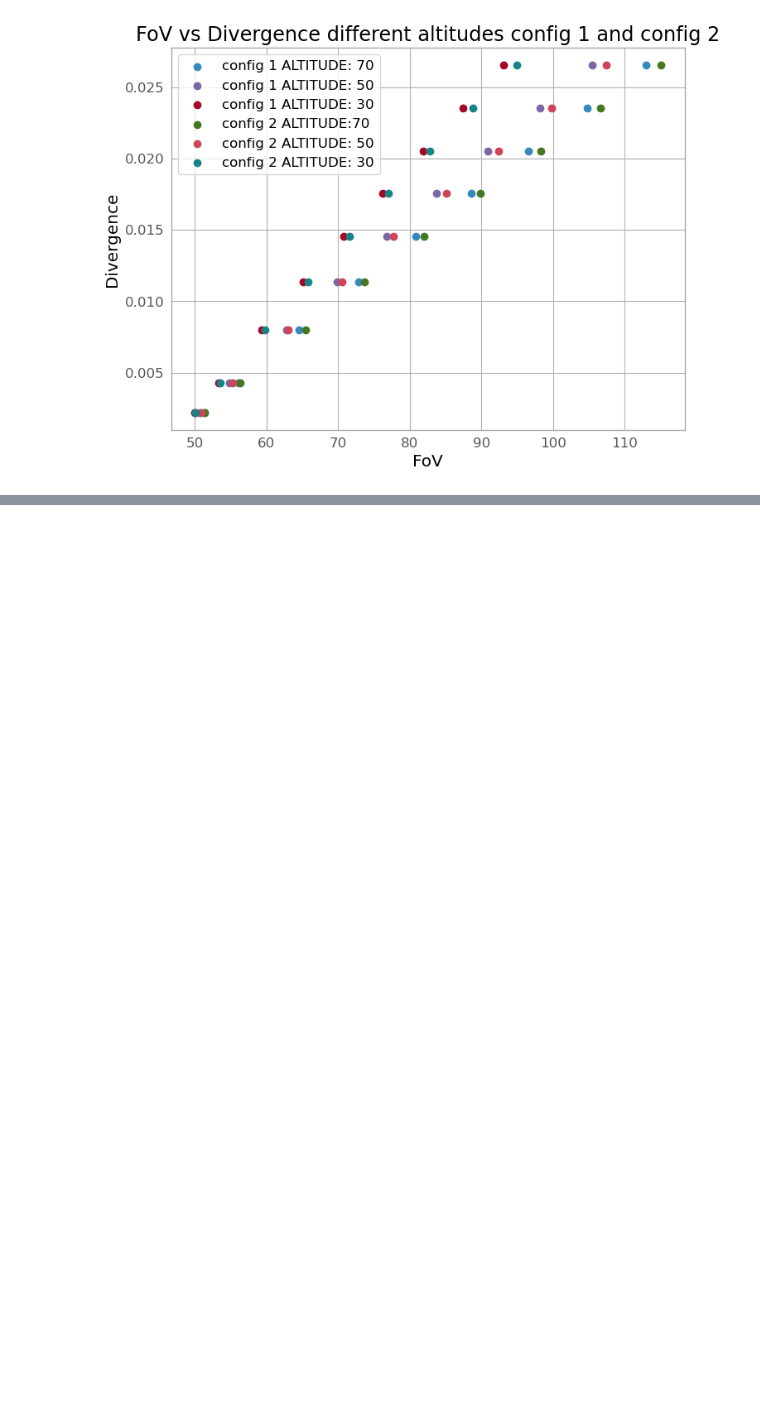
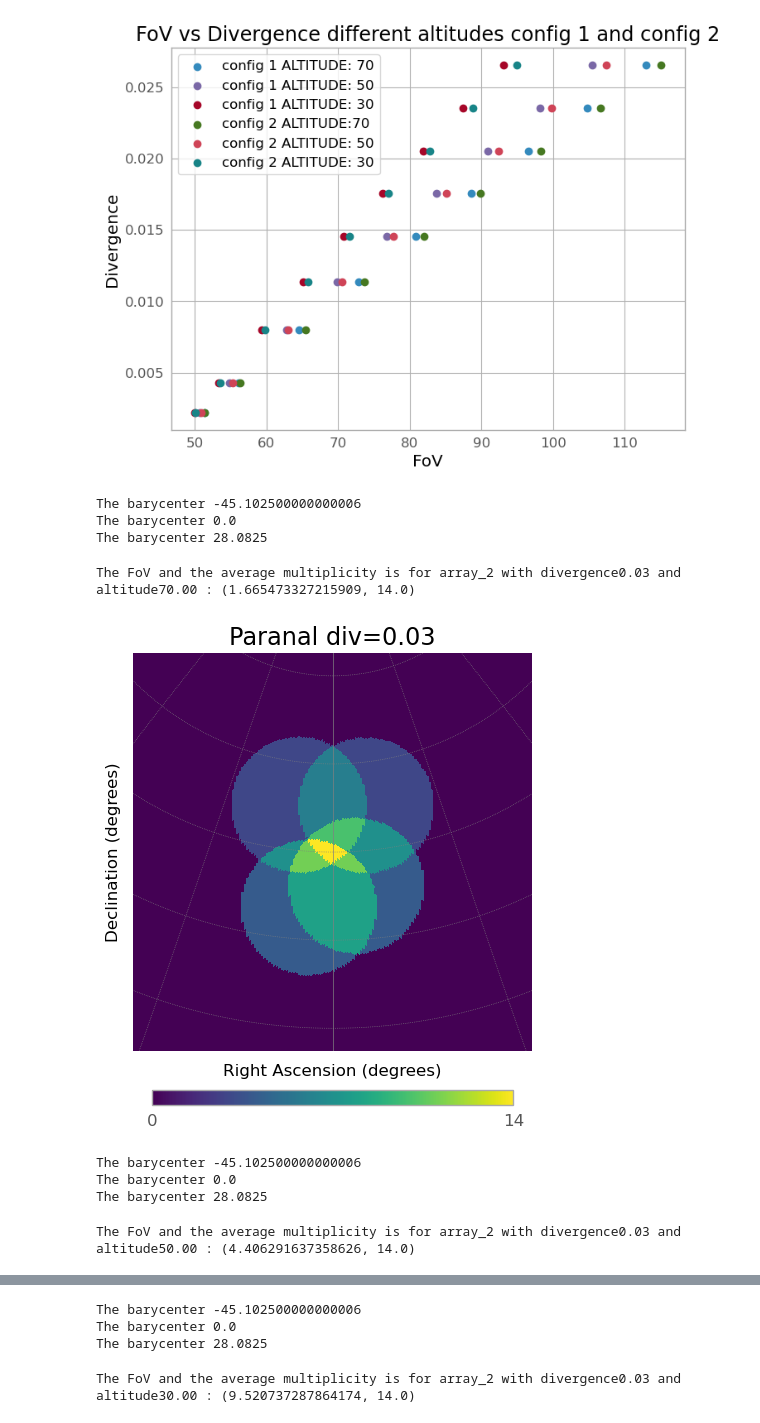
Before and after one commit to SamantaMorales/divtel, a Jupyter notebook: MST/MST_notebook_best_configurations_changing_altitude.ipynb, the cells around one changed output, grey strips where cells are left out. Saved outputs shown, nothing was run; the diff lists cells and outputs as text; code cells hidden in the pictures; blank space fills up the shorter version.

```diff
--- a/MST/MST_notebook_best_configurations_changing_altitude.ipynb
+++ b/MST/MST_notebook_best_configurations_changing_altitude.ipynb
@@ -768,3 +782,33 @@ plt.show()
 # %%
 #Do the same graphs again to show what happens for different altitudes
 #maybe try as well the different arrays between how many are for the same
+# %%
+hFoV_altitude_1_configuration_2=[]
+hFoV_altitude_2_configuration_2=[]
+hFoV_altitude_3_configuration_2=[]
+multiplicity_altitude_1_configuration_2=[]
+multiplicity_altitude_2_configuration_2=[]
+multiplicity_altitude_3_configuration_2=[]
+for alt in altitude_array:
+    array_2.divergent_pointing(div=0.03, az=0, alt=alt)
+    print(f"The FoV and the average multiplicity is for array_2 with divergence{divergence:.2f} and altitude{alt:.2f} :",array_2.hFoV(subarray_mult=number_of_telescopes_subarray_2, m_cut=12))
+    if alt==altitude_array[0]:
+        hFoV_altitude_1_configuration_2.append(array_2.hFoV(subarray_mult=number_of_telescopes_subarray_2, m_cut=12)[0])
+        multiplicity_altitude_1_configuration_2.append(array_2.hFoV(subarray_mult=number_of_telescopes_subarray_2)[1])
+    if alt==altitude_array[1]:
+        hFoV_altitude_1_configuration_2.append(array_2.hFoV(subarray_mult=number_of_telescopes_subarray_2,  m_cut=12)[0])
+        multiplicity_altitude_2_configuration_2.append(array_2.hFoV(subarray_mult=number_of_telescopes_subarray_2)[1])
+    if alt==altitude_array[2]:
+        hFoV_altitude_1_configuration_2.append(array_2.hFoV(subarray_mult=number_of_telescopes_subarray_2,  m_cut=12)[0])
+        multiplicity_altitude_3_configuration_2.append(array_2.hFoV(subarray_mult=number_of_telescopes_subarray_2)[1])
+    array_2.multiplicity_plot(number_of_telescopes_subarray_2)
+# %% [output]
+The barycenter -45.102500000000006
+The barycenter 0.0
+The barycenter 28.0825
+The FoV and the average multiplicity is for array_2 with divergence0.03 and altitude70.00 : (1.665473327215909, 14.0)
+[figure, added]
+The barycenter -45.102500000000006
+The barycenter 0.0
+The barycenter 28.0825
+The FoV and the average multiplicity is for array_2 with divergence0.03 and altitude50.00 : (4.406291637358626, 14.0)
@@ -770,0 +816,4 @@ plt.show()
+The barycenter -45.102500000000006
+The barycenter 0.0
+The barycenter 28.0825
+The FoV and the average multiplicity is for array_2 with divergence0.03 and altitude30.00 : (9.520737287864174, 14.0)
```
Also changed, not shown: parts of 9 cells of this notebook, 5 other files.
